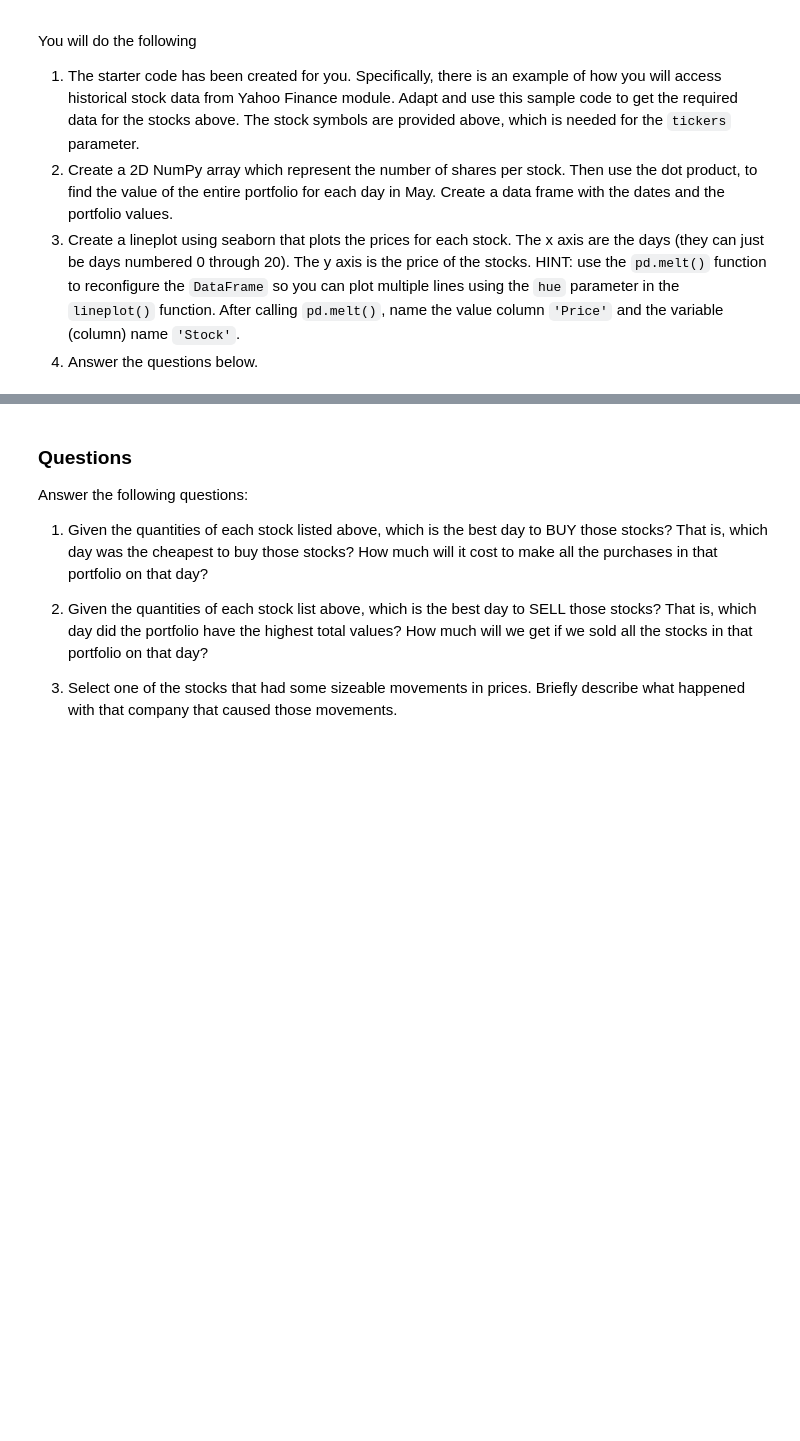
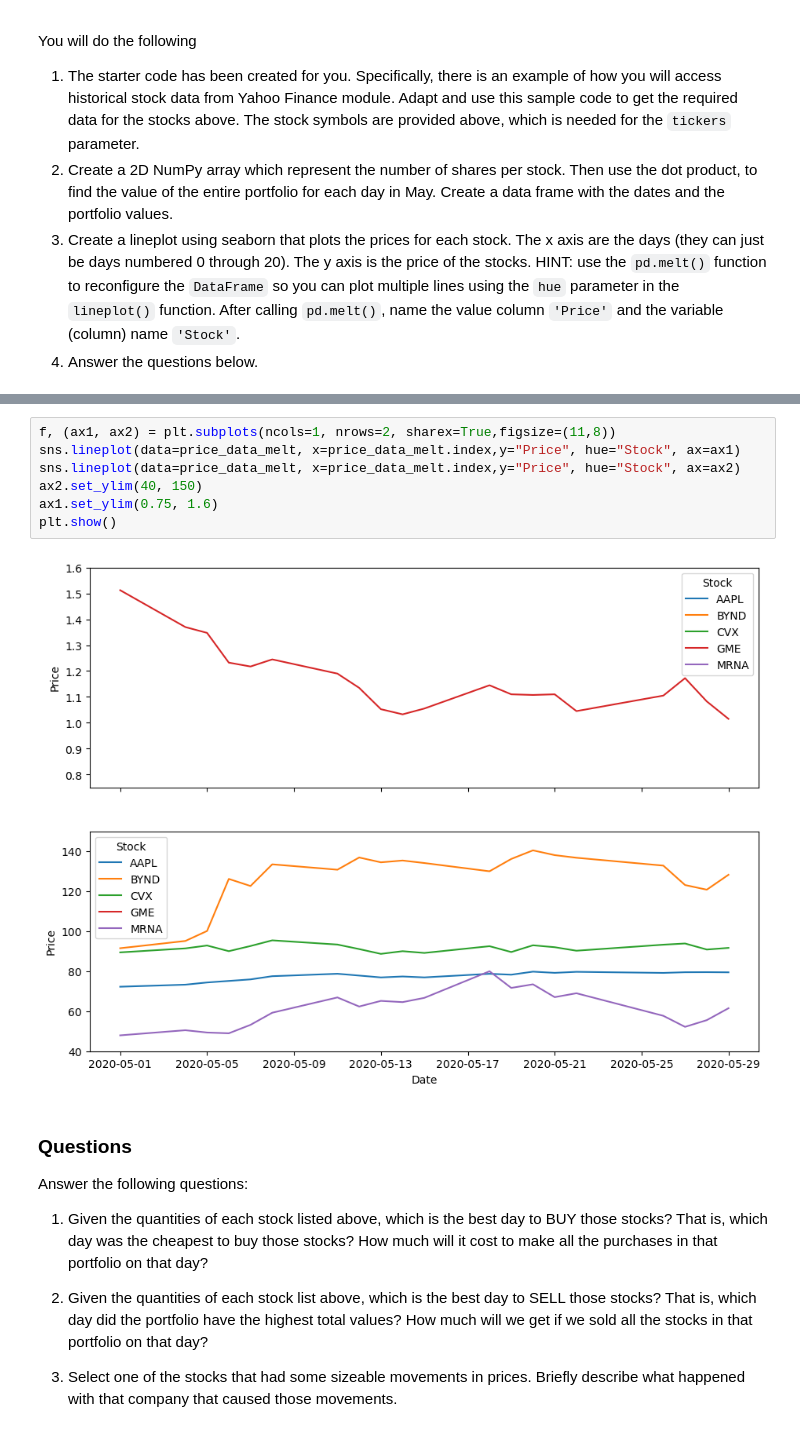
Before and after one commit to eriosta/analytics-viz, a Jupyter notebook: module2/lab2a.ipynb, the cells around one changed output, grey strips where cells are left out. Saved outputs shown, nothing was run; the diff lists cells and outputs as text; blank space fills up the shorter version.

```diff
--- a/module2/lab2a.ipynb
+++ b/module2/lab2a.ipynb
@@ -100,3 +94,12 @@ plt.show()
+# %%
+f, (ax1, ax2) = plt.subplots(ncols=1, nrows=2, sharex=True,figsize=(11,8))
+sns.lineplot(data=price_data_melt, x=price_data_melt.index,y="Price", hue="Stock", ax=ax1)
+sns.lineplot(data=price_data_melt, x=price_data_melt.index,y="Price", hue="Stock", ax=ax2)
+ax2.set_ylim(40, 150)
+ax1.set_ylim(0.75, 1.6)
+plt.show()
+# %% [output]
+[figure, added]
 # %% [markdown]
 ### Questions
 
```
Also changed, not shown: parts of 6 cells of this notebook, 2 other files.
